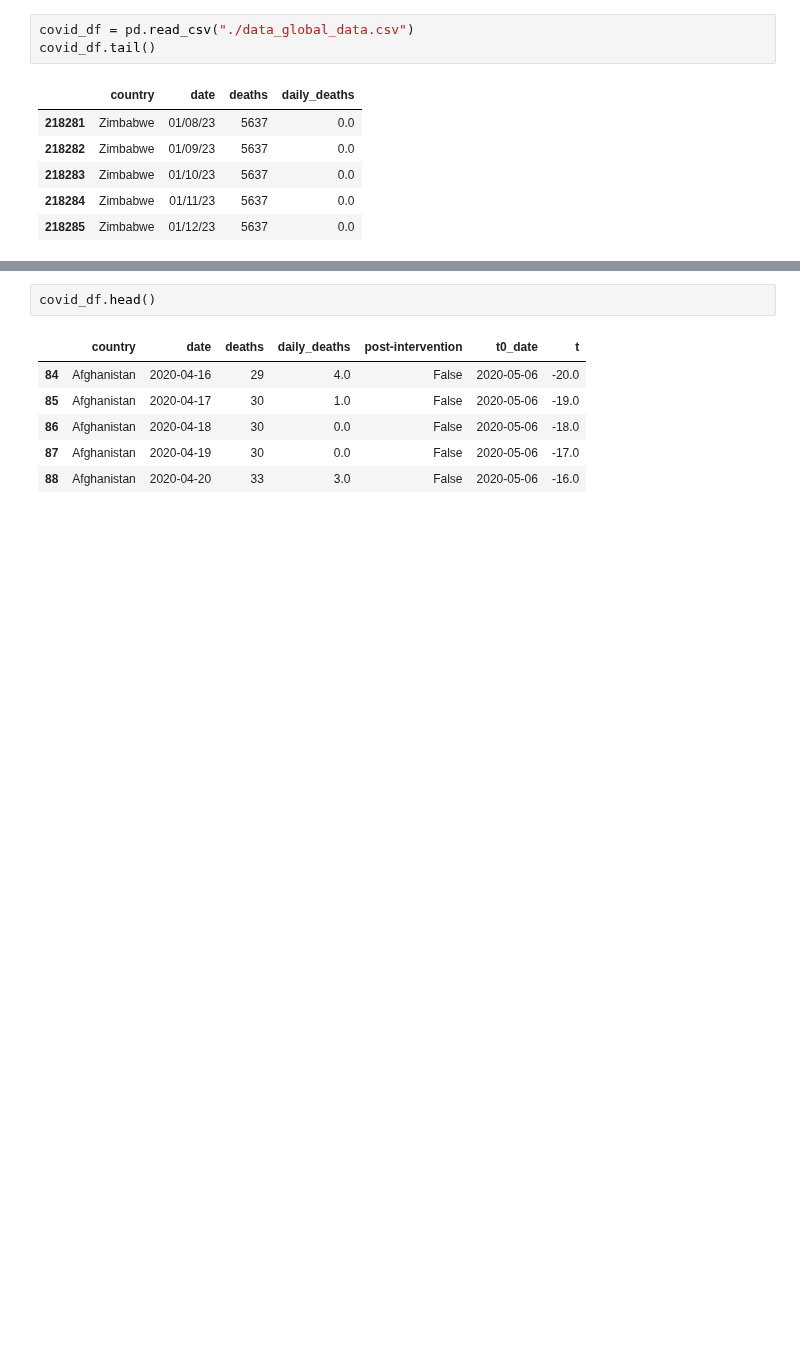
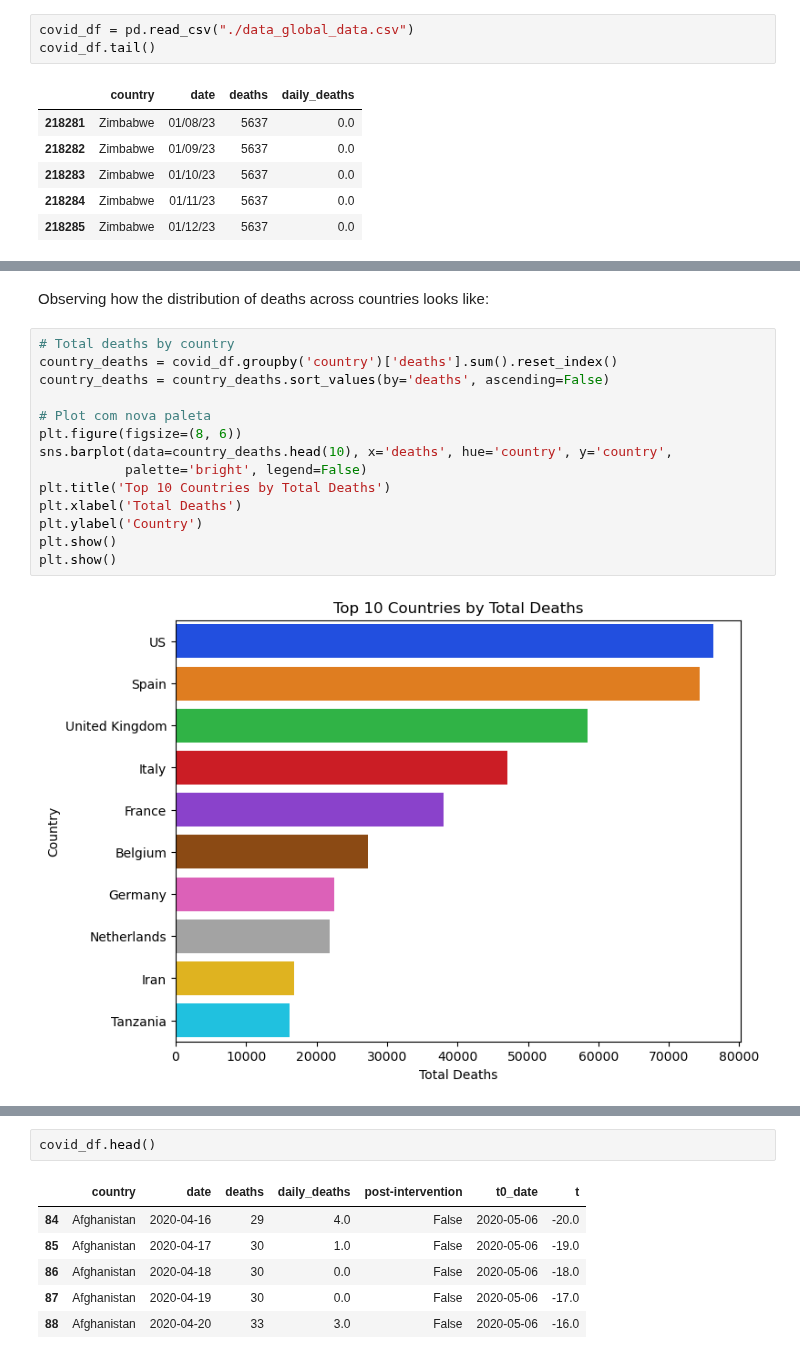
Before and after one commit to luishcr0998/covid19, a Jupyter notebook: Synthetic Interventions - Covid19.ipynb, the cells around one changed output, grey strips where cells are left out. Drawn from its saved outputs; the diff is of its cells as text; blank space fills up the shorter version.

```diff
--- a/Synthetic Interventions - Covid19.ipynb
+++ b/Synthetic Interventions - Covid19.ipynb
@@ -218,0 +302,18 @@ brazil_score
+# %% [markdown]
+Observing how the distribution of deaths across countries looks like:
+# %%
+# Total deaths by country
+country_deaths = covid_df.groupby('country')['deaths'].sum().reset_index()
+country_deaths = country_deaths.sort_values(by='deaths', ascending=False)
+
+# Plot com nova paleta
+plt.figure(figsize=(8, 6))
+sns.barplot(data=country_deaths.head(10), x='deaths', hue='country', y='country',
+           palette='bright', legend=False)
+plt.title('Top 10 Countries by Total Deaths')
+plt.xlabel('Total Deaths')
+plt.ylabel('Country')
+plt.show()
+plt.show()
+# %% [output]
+[figure, added]
```
Also changed, not shown: parts of 61 cells of this notebook.
